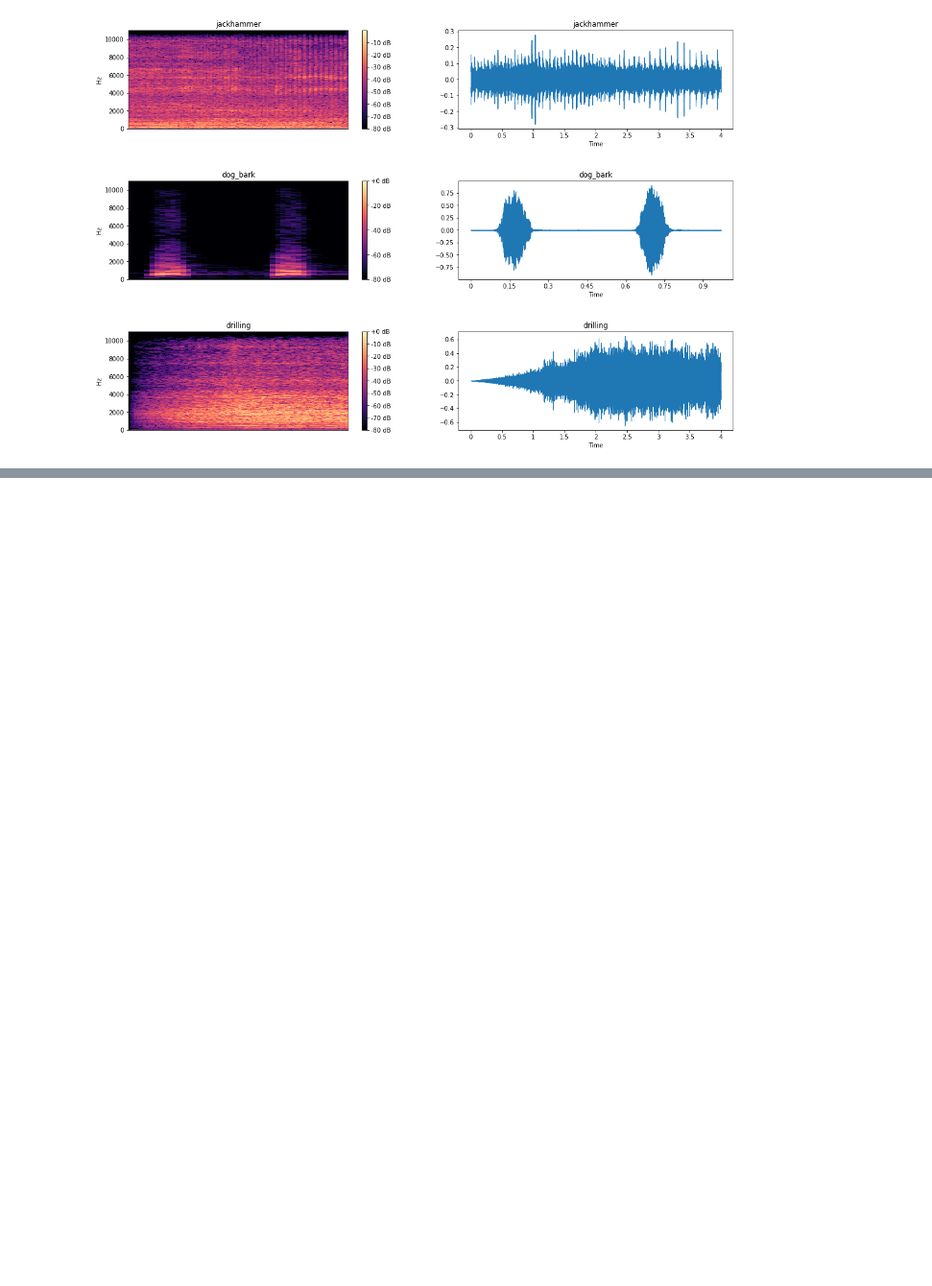
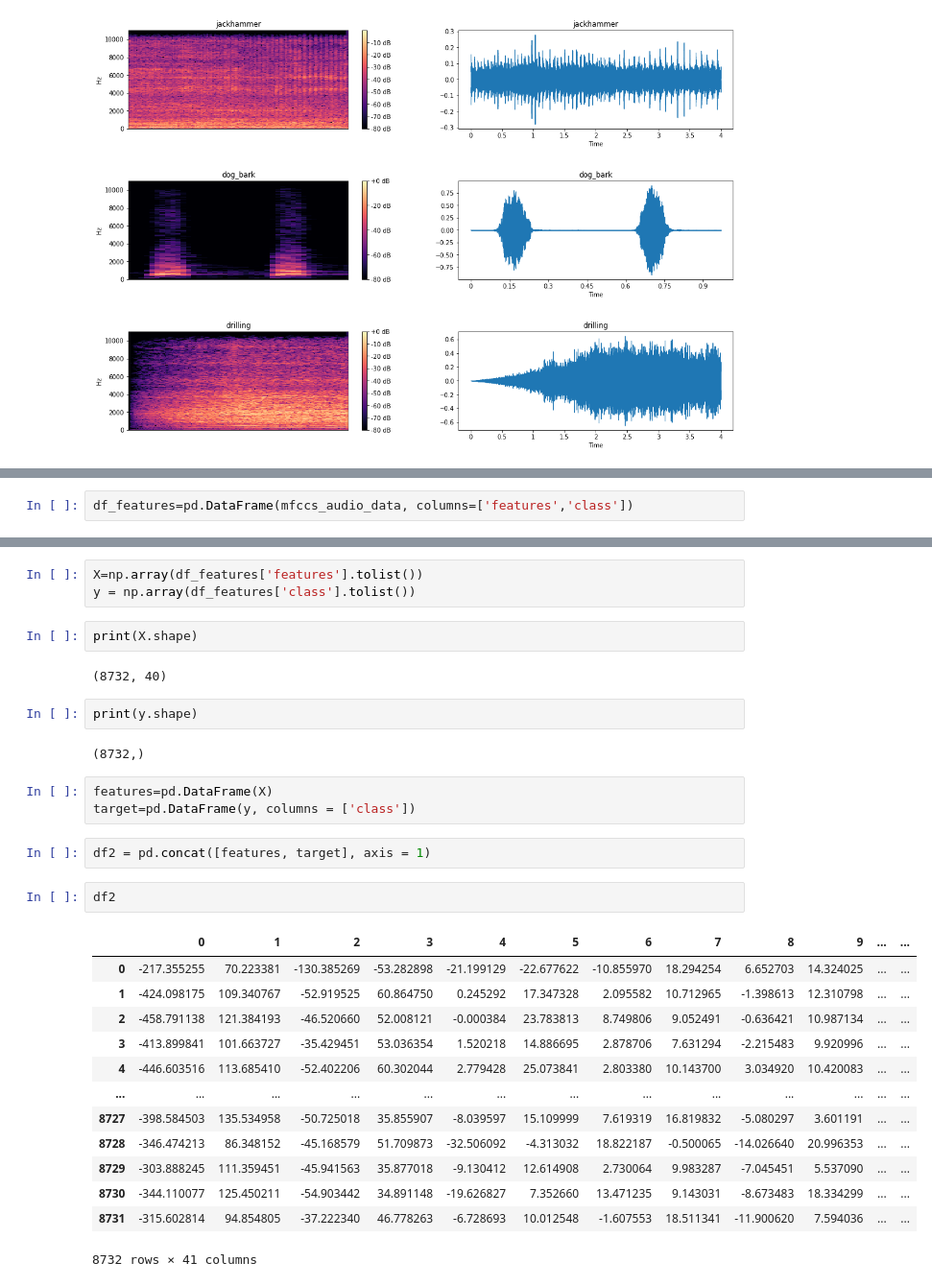
Before and after one commit to iara113/Urban-Sounds---Deep-Learning, a Jupyter notebook: UrbanSound.ipynb, the cells around one changed output, grey strips where cells are left out. Shown at 96% size. Drawn from its saved outputs; the diff is of its cells as text; blank space fills up the shorter version.

```diff
--- a/UrbanSound.ipynb
+++ b/UrbanSound.ipynb
@@ -198,0 +206,2 @@ for i in range(192, 197, 2):
+# %%
+df_features=pd.DataFrame(mfccs_audio_data, columns=['features','class'])
@@ -203,0 +228,32 @@ def
+# %%
+X=np.array(df_features['features'].tolist())
+y = np.array(df_features['class'].tolist())
+# %%
+print(X.shape)
+# %% [output]
+(8732, 40)
+# %%
+print(y.shape)
+# %% [output]
+(8732,)
+# %%
+features=pd.DataFrame(X)
+target=pd.DataFrame(y, columns = ['class'])
+# %%
+df2 = pd.concat([features, target], axis = 1)
+# %%
+df2
+# %% [output]
+|  | 0 | 1 | 2 | 3 | 4 | 5 | 6 | 7 | 8 | 9 | ... | ... |
+| 0 | -217.355255 | 70.223381 | -130.385269 | -53.282898 | -21.199129 | -22.677622 | -10.855970 | 18.294254 | 6.652703 | 14.324025 | ... | ... |
+| 1 | -424.098175 | 109.340767 | -52.919525 | 60.864750 | 0.245292 | 17.347328 | 2.095582 | 10.712965 | -1.398613 | 12.310798 | ... | ... |
+| 2 | -458.791138 | 121.384193 | -46.520660 | 52.008121 | -0.000384 | 23.783813 | 8.749806 | 9.052491 | -0.636421 | 10.987134 | ... | ... |
+| 3 | -413.899841 | 101.663727 | -35.429451 | 53.036354 | 1.520218 | 14.886695 | 2.878706 | 7.631294 | -2.215483 | 9.920996 | ... | ... |
+| 4 | -446.603516 | 113.685410 | -52.402206 | 60.302044 | 2.779428 | 25.073841 | 2.803380 | 10.143700 | 3.034920 | 10.420083 | ... | ... |
+| ... | ... | ... | ... | ... | ... | ... | ... | ... | ... | ... | ... | ... |
+| 8727 | -398.584503 | 135.534958 | -50.725018 | 35.855907 | -8.039597 | 15.109999 | 7.619319 | 16.819832 | -5.080297 | 3.601191 | ... | ... |
+| 8728 | -346.474213 | 86.348152 | -45.168579 | 51.709873 | -32.506092 | -4.313032 | 18.822187 | -0.500065 | -14.026640 | 20.996353 | ... | ... |
+| 8729 | -303.888245 | 111.359451 | -45.941563 | 35.877018 | -9.130412 | 12.614908 | 2.730064 | 9.983287 | -7.045451 | 5.537090 | ... | ... |
+| 8730 | -344.110077 | 125.450211 | -54.903442 | 34.891148 | -19.626827 | 7.352660 | 13.471235 | 9.143031 | -8.673483 | 18.334299 | ... | ... |
+| 8731 | -315.602814 | 94.854805 | -37.222340 | 46.778263 | -6.728693 | 10.012548 | -1.607553 | 18.511341 | -11.900620 | 7.594036 | ... | ... |
+8732 rows × 41 columns
```
Also changed, not shown: parts of 11 cells of this notebook.
